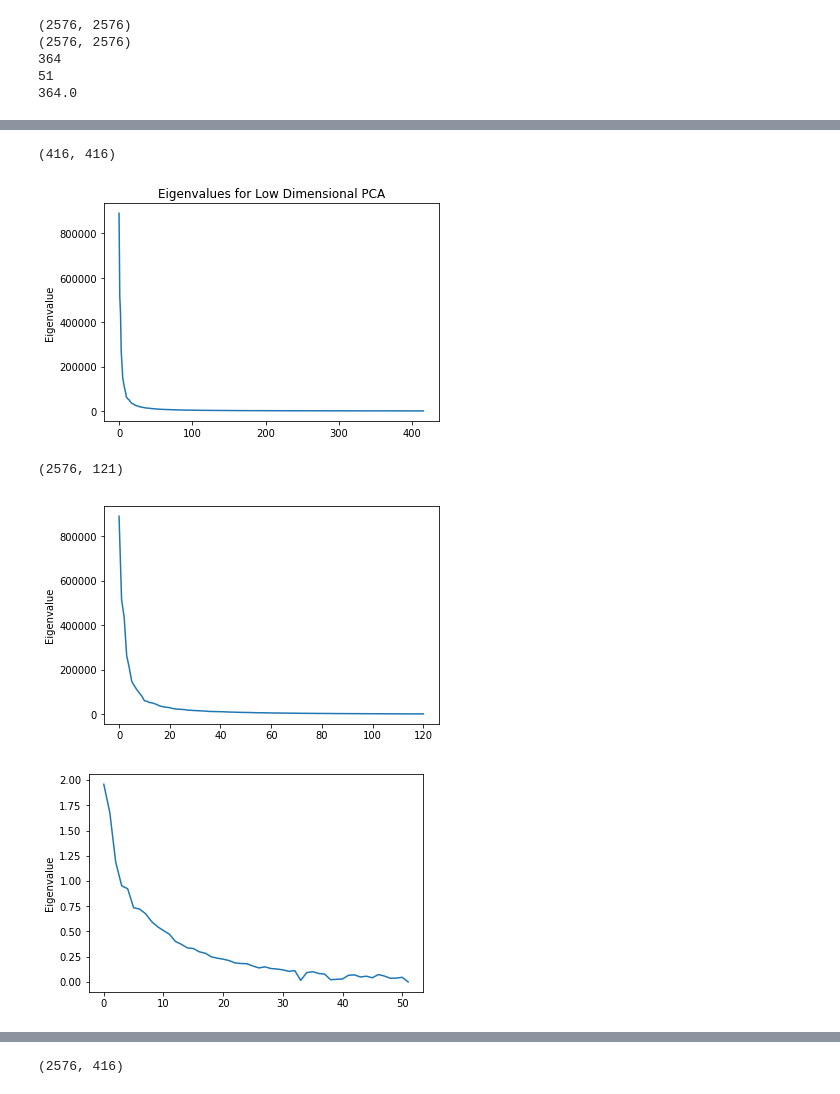
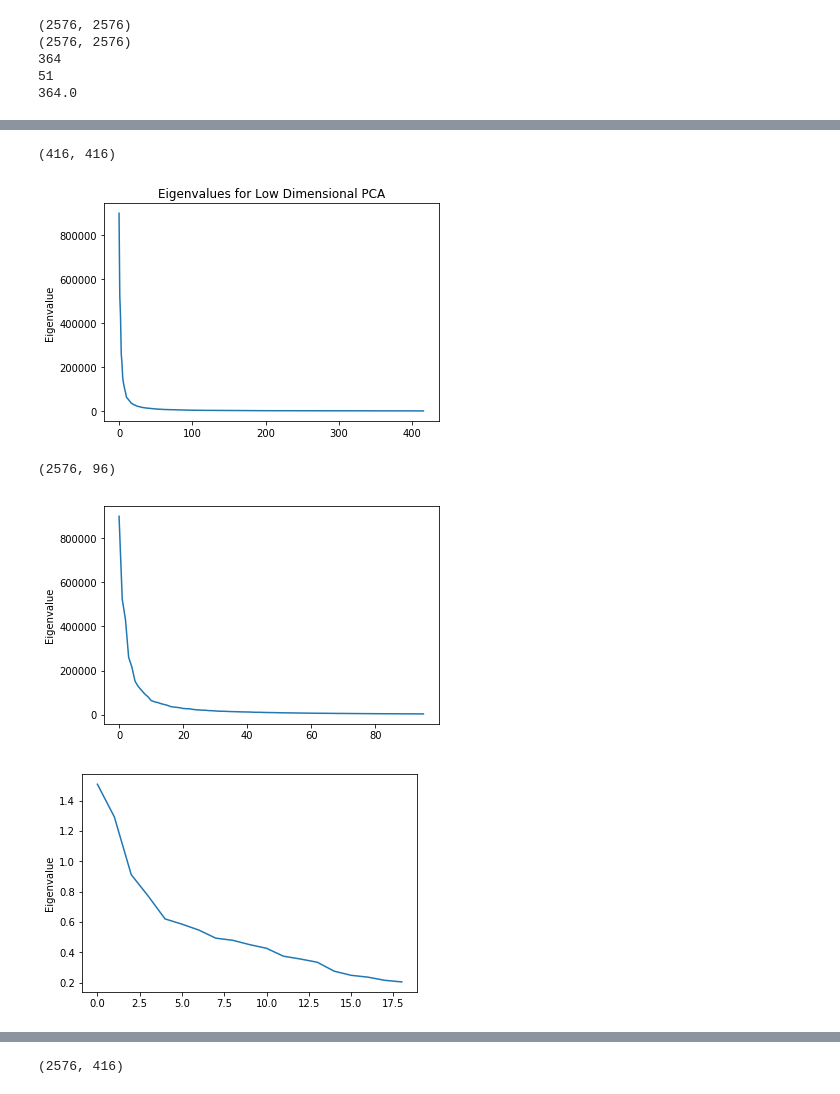
Before and after one commit to GPadley/EE4-68-PR, a Jupyter notebook: CW1/1.3_a.ipynb, the cells around one changed output, grey strips where cells are left out. Saved outputs shown, nothing was run; the diff lists cells and outputs as text; code cells hidden in the pictures.

```diff
--- a/CW1/1.3_a.ipynb
+++ b/CW1/1.3_a.ipynb
@@ -105,7 +87,8 @@ plt.ylabel('Eigenvalue')
 plt.title('Eigenvalues for Low Dimensional PCA')
 plt.show()
 cum_w = np.cumsum(w_pca)/np.sum(w_pca);
-M_pca = np.argmax(cum_w>0.95)
+# M_pca = np.argmax(cum_w>0.95)
+M_pca = 96
 w_pca = w_pca[:M_pca]
 v_pca = v_pca[:,:M_pca]
 v_pca = preprocessing.normalize(np.matmul(A,v_pca), axis=0)
@@ -116,20 +99,22 @@ plt.show()
 # %% [output]
 (416, 416)
 [figure]
-(2576, 121)
+(2576, 96)
-[figure, old version]
+[figure, new version]
 # %%
 meh2 = np.dot(np.dot(v_pca.T,S_W),v_pca)
 meh1 = np.dot(np.dot(v_pca.T,S_B),v_pca)
+
+M_lda = 19
 w_fld, v_fld = np.linalg.eig(np.linalg.inv(meh2).dot(meh1))
-w_fld = w_fld[:M_lda+1]
-v_fld = v_fld[:,:M_lda+1]
+w_fld = w_fld[:M_lda]
+v_fld = v_fld[:,:M_lda]
 
 plt.plot(w_fld)
 plt.ylabel('Eigenvalue')
 plt.show()
 # %% [output]
-[figure, old version]
+[figure, new version]
 # %%
 # v_opt = np.zeros((2576,51))
 # print(v_pca.shape)
```
Also changed, not shown: parts of 9 cells of this notebook, 2 other files.
